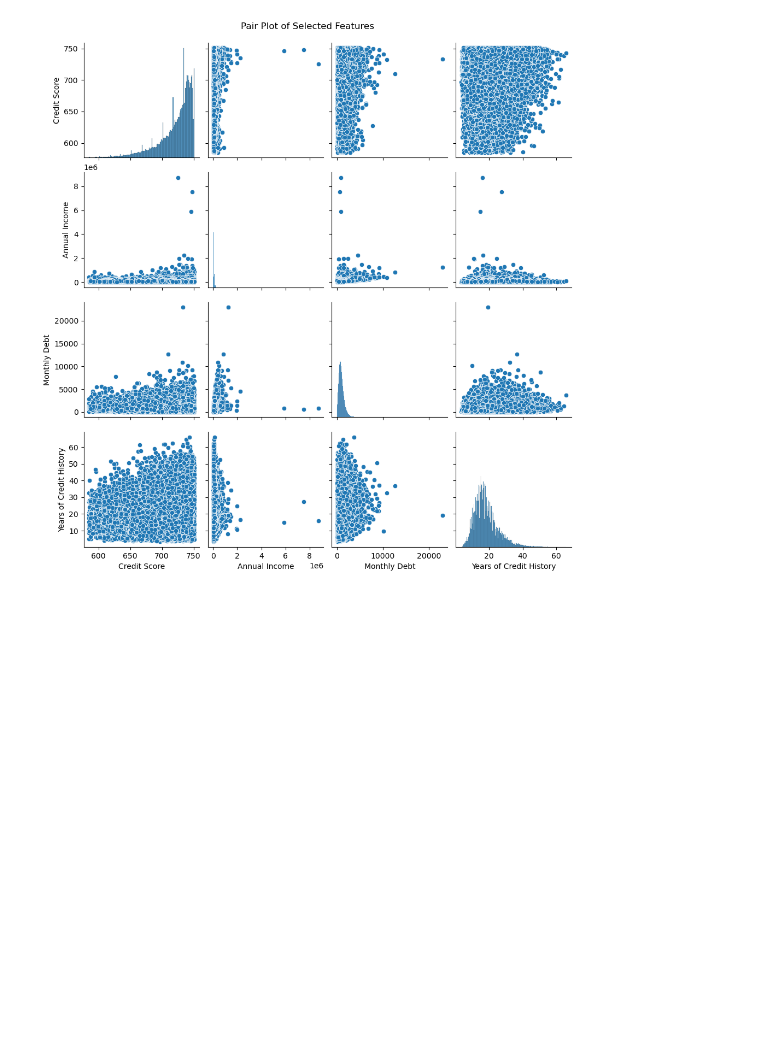
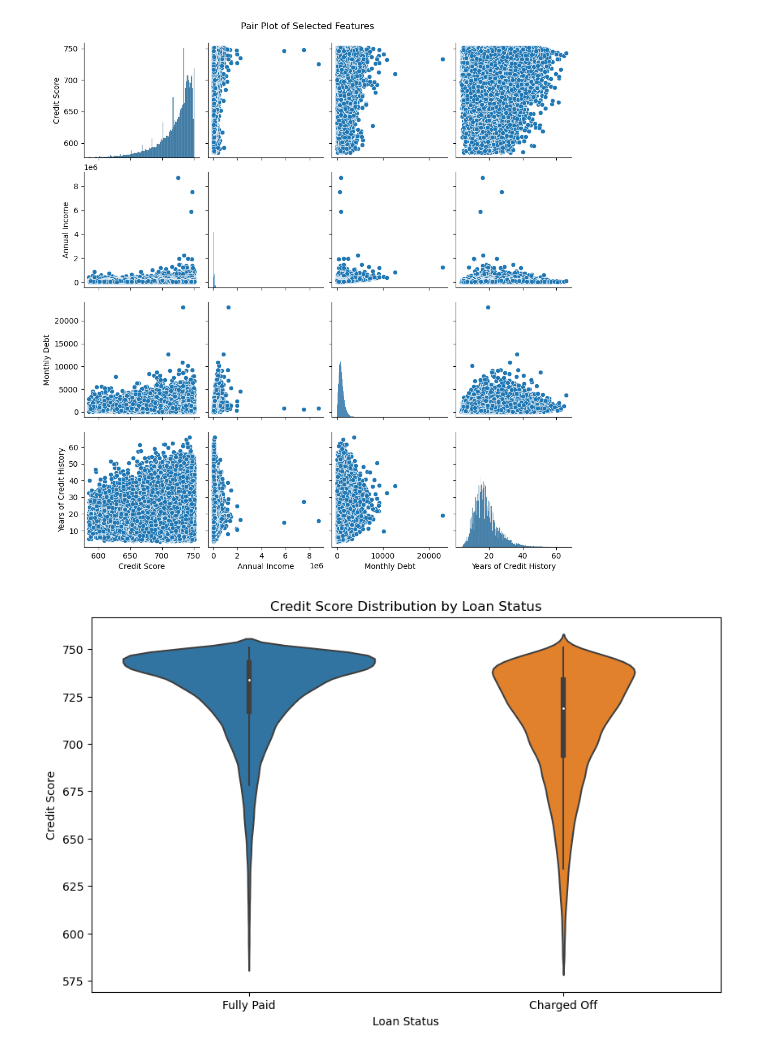
Before and after one commit to ramazannbilen/AI-machine-learning, a Jupyter notebook: Assignments/LoanPrediction/Loan Prediction.ipynb, the cells around one changed output. Cells and saved outputs as stored; diff of their text form; code cells hidden in the pictures; blank space fills up the shorter version.

```diff
--- a/Assignments/LoanPrediction/Loan Prediction.ipynb
+++ b/Assignments/LoanPrediction/Loan Prediction.ipynb
@@ -259,3 +271,11 @@ use_inf_as_na option is deprecated and will be removed in a future version. Conv
 
 use_inf_as_na option is deprecated and will be removed in a future version. Convert inf values to NaN before operating instead.
 [figure]
+# %%
+# Kredi Durumuna göre Kredi Skoru dağılımlarını inceleyelim
+plt.figure(figsize=(10, 6))
+sns.violinplot(x='Loan Status', y='Credit Score', data=data)
+plt.title('Credit Score Distribution by Loan Status')
+plt.show()
+# %% [output]
+[figure, added]
```
Also changed, not shown: parts of 11 cells of this notebook.
